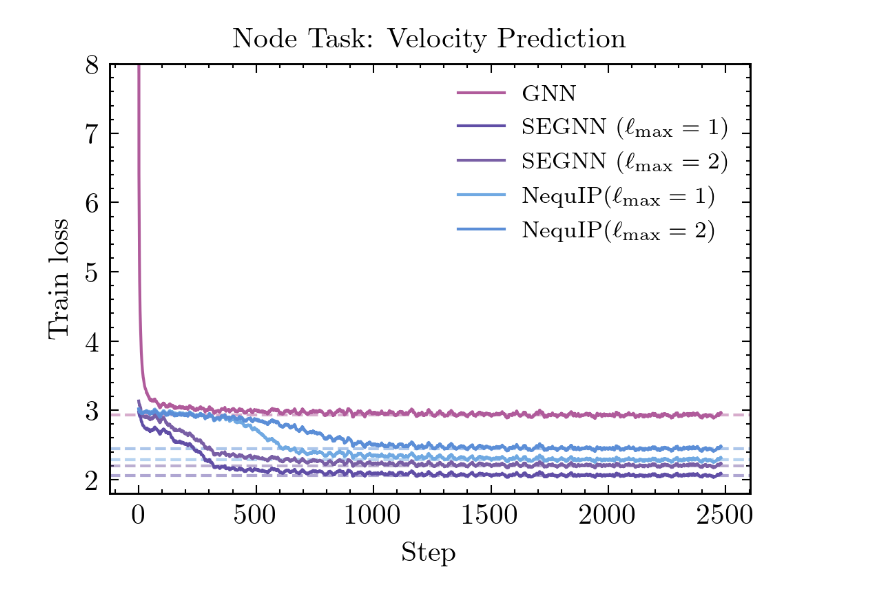
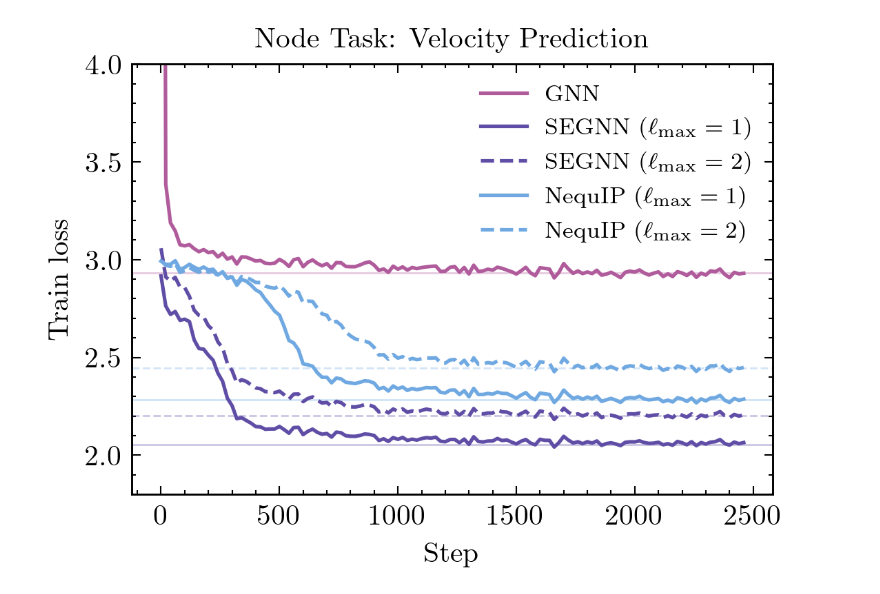
Before and after one commit to smsharma/eqnn-jax, a Jupyter notebook: benchmarks/galaxies/plotting.ipynb, the cells around one changed output. Drawn from its saved outputs; the diff is of its cells as text; code cells hidden in the pictures.

```diff
--- a/benchmarks/galaxies/plotting.ipynb
+++ b/benchmarks/galaxies/plotting.ipynb
@@ -84,24 +128,58 @@ test_nequip_lmax2_losses = read_loss('nequip_l2', 1248, 'test',)
 # %%
-ds = 20
-plt.figure(figsize=(4., 2.7))
-plt.axhline(test_gnn_losses, color=gnn_color, linestyle='--', alpha=0.5)
-plt.axhline(test_segnn_losses, color=segnn_color, linestyle='--', alpha=0.5)
-plt.axhline(test_segnn_lmax2_losses, color=segnn_lmax2_color, linestyle='--', alpha=0.5)
-plt.axhline(test_nequip_losses, color=nequip_color, linestyle='--', alpha=0.5)
-plt.axhline(test_nequip_lmax2_losses, color=nequip_lmax2_color, linestyle='--', alpha=0.5)
-plt.plot(np.convolve(gnn_losses, np.ones(ds)/ds, mode='valid'), label='GNN', color=gnn_color)
-plt.plot(np.convolve(segnn_losses, np.ones(ds)/ds, mode='valid'),  label='SEGNN ($\ell_\mathrm{max}=1$)',  color=segnn_color)
-plt.plot(np.convolve(segnn_lmax2_losses, np.ones(ds)/ds, mode='valid'), label='SEGNN ($\ell_\mathrm{max}=2$)', color=segnn_lmax2_color)
-plt.plot(np.convolve(nequip_losses, np.ones(ds)/ds, mode='valid'),  label='NequIP($\ell_\mathrm{max}=1$)', color=nequip_color)
-plt.plot(np.convolve(nequip_lmax2_losses, np.ones(ds)/ds, mode='valid'),  label='NequIP($\ell_\mathrm{max}=2$)', color=nequip_lmax2_color)
-plt.legend(fontsize=8, fancybox=True)
-plt.ylabel('Train loss')
-plt.xlabel('Step')
-plt.title('Node Task: Velocity Prediction', fontsize=10, fontweight='bold')
-ax = plt.gca()
-for spine in ax.spines.values():
-    spine.set_linewidth(0.7)
-plt.ylim(1.8,8.)
-plt.savefig('figures/velocity_train_loss.pdf', bbox_inches='tight')
+# import matplotlib.patches as mpatches
+
+# ds = 20
+# plt.figure(figsize=(4., 2.7))
+# plt.axhline(test_gnn_losses, color=gnn_color, linestyle='--', alpha=0.5)
+# plt.axhline(test_segnn_losses, color=segnn_color, linestyle='--', alpha=0.5)
+# plt.axhline(test_segnn_lmax2_losses, color=segnn_lmax2_color, linestyle='--', alpha=0.5)
+# plt.axhline(test_nequip_losses, color=nequip_color, linestyle='--', alpha=0.5)
+# plt.axhline(test_nequip_lmax2_losses, color=nequip_lmax2_color, linestyle='--', alpha=0.5)
+# plt.plot(np.convolve(gnn_losses, np.ones(ds)/ds, mode='valid'), label='GNN', color=gnn_color)
+# plt.plot(np.convolve(segnn_losses, np.ones(ds)/ds, mode='valid'),  label='SEGNN ($\ell_\mathrm{max}=1$)',  color=segnn_color)
+# plt.plot(np.convolve(segnn_lmax2_losses, np.ones(ds)/ds, mode='valid'), label='SEGNN ($\ell_\mathrm{max}=2$)', color=segnn_lmax2_color)
+# plt.plot(np.convolve(nequip_losses, np.ones(ds)/ds, mode='valid'),  label='NequIP ($\ell_\mathrm{max}=1$)', color=nequip_color)
+# plt.plot(np.convolve(nequip_lmax2_losses, np.ones(ds)/ds, mode='valid'),  label='NequIP ($\ell_\mathrm{max}=2$)', color=nequip_lmax2_color)
+# plt.legend(fontsize=8, fancybox=True)
+# plt.ylabel('Train loss')
+# plt.xlabel('Step')
+# plt.title('Node Task: Velocity Prediction', fontsize=10, fontweight='bold')
+# ax = plt.gca()
+# for spine in ax.spines.values():
+#     spine.set_linewidth(0.7)
+# plt.ylim(1.8,8.)
+
+# arrow = mpatches.FancyArrowPatch((1000, 6), (800, 6),
+#                                  mutation_scale=10)
+# ax.add_patch(arrow)
-# %% [output]
-[figure, removed]
+# %%
+
+skip = 20
+ds = 30
+plt.figure(figsize=(4., 2.7))
+plt.axhline(test_gnn_losses, color=gnn_color,  alpha=0.3, linewidth=0.7,)
+plt.axhline(test_segnn_losses, color=segnn_color,  alpha=0.3,linewidth=0.7,)
+plt.axhline(test_segnn_lmax2_losses, color=segnn_color, linestyle='dashed', alpha=0.3, linewidth=0.7,)
+plt.axhline(test_nequip_losses, color=nequip_color, alpha=0.3, linewidth=0.7,)
+plt.axhline(test_nequip_lmax2_losses, color=nequip_color, linestyle='dashed', alpha=0.3, linewidth=0.7,)
+
+convolved_loss = np.convolve(gnn_losses, np.ones(ds)/ds, mode='valid')
+plt.plot(range(0,len(convolved_loss), skip),np.convolve(gnn_losses, np.ones(ds)/ds, mode='valid')[::skip], label='GNN', color=gnn_color, linewidth=1.25)
+plt.plot(range(0,len(convolved_loss), skip),np.convolve(segnn_losses, np.ones(ds)/ds, mode='valid')[::skip],  label='SEGNN ($\ell_\mathrm{max}=1$)',  color=segnn_color,linewidth=1.25)
+plt.plot(range(0,len(convolved_loss), skip),np.convolve(segnn_lmax2_losses, np.ones(ds)/ds, mode='valid')[::skip], label='SEGNN ($\ell_\mathrm{max}=2$)', color=segnn_color, linestyle='dashed',linewidth=1.25)
+plt.plot(range(0,len(convolved_loss), skip),np.convolve(nequip_losses, np.ones(ds)/ds, mode='valid')[::skip],  label='NequIP ($\ell_\mathrm{max}=1$)', color=nequip_color,linewidth=1.25)
+plt.plot(range(0,len(convolved_loss), skip),np.convolve(nequip_lmax2_losses, np.ones(ds)/ds, mode='valid')[::skip],  label='NequIP ($\ell_\mathrm{max}=2$)', color=nequip_color, linestyle='dashed',linewidth=1.25)
+plt.legend(fontsize=8, fancybox=True)
+plt.ylabel('Train loss')
+plt.xlabel('Step')
+plt.title('Node Task: Velocity Prediction', fontsize=10, fontweight='bold')
+ax = plt.gca()
+for spine in ax.spines.values():
+    spine.set_linewidth(0.7)
+plt.ylim(1.8,4.)
+
+
+
+plt.savefig('figures/velocity_train_loss.pdf', bbox_inches='tight')
+# %% [output]
+[figure, added]
```
Also changed, not shown: parts of 7 cells of this notebook.
